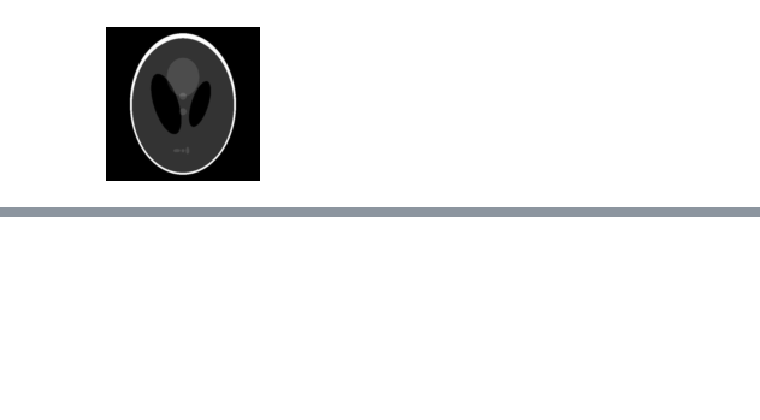
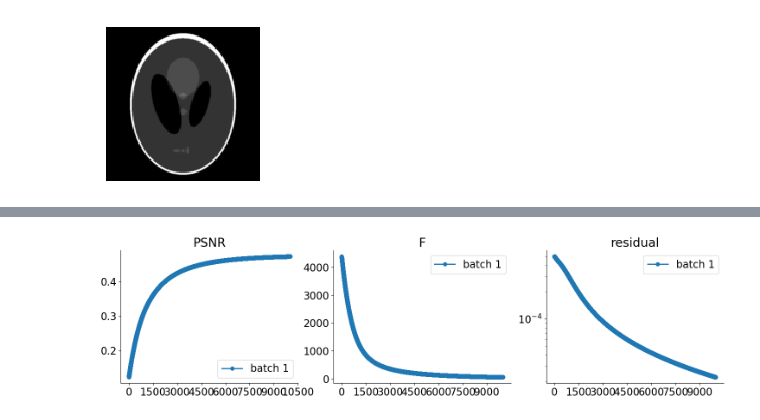
Before and after one commit to zhiyhucode/deepinv, a Jupyter notebook: experimental/notebooks/demo_phase_retrieval.ipynb, the cells around one changed output, grey strips where cells are left out. Saved outputs shown, nothing was run; the diff lists cells and outputs as text; code cells hidden in the pictures; blank space fills up the shorter version.

```diff
--- a/experimental/notebooks/demo_phase_retrieval.ipynb
+++ b/experimental/notebooks/demo_phase_retrieval.ipynb
@@ -49,3 +71,12 @@ x_est = spectral_methods(y, physics, n_iter=1000)
+# %%
+def compute_lipschitz_constant(x_est, y, physics, mode='intensity'):
+    # compute maximum eigenvalue of marchenko
+    lambda_max = (1+np.sqrt(physics.oversampling_ratio))**2
+    if mode == 'intensity':
+        diag_max = (2*physics(x_est)-y).abs().max()
+    elif mode == 'amplitude':
+        diag_max = (1 - 0.5 * torch.sqrt(y) / torch.sqrt(physics(x_est))).abs().max()
+    return 2 * lambda_max * diag_max
 # %%
 # Compare ground truth and reconstucted signal
 x_est = correct_global_phase(x_est, x)
@@ -56,0 +88,5 @@ reconstruction accuracy: 0.7633
+# %%
+def spectral_methods_wrapper(y, physics, **kwargs):
+    x = spectral_methods(y, physics, n_iter=5000, **kwargs)
+    z = spectral_methods(y, physics, n_iter=5000, **kwargs)
+    return {"est": (x, z)}
@@ -56,0 +105,21 @@ reconstruction accuracy: 0.7633
+# %%
+from deepinv.optim.optimizers import optim_builder
+from deepinv.utils.plotting import plot_curves
+
+
+model = optim_builder(
+    iteration="PGD",
+    prior=prior,
+    data_fidelity=data_fidelity,
+    early_stop=early_stop,
+    max_iter=max_iter,
+    verbose=verbose,
+    params_algo=params_algo,
+    custom_init=spectral_methods_wrapper,
+)
+
+# Run the algorithm
+x_gd_est, metrics = model(y, physics, x_gt=x, compute_metrics=True)
+plot_curves(metrics, show=True)
+# %% [output]
+[figure, added]
```
Also changed, not shown: parts of 9 cells of this notebook, 2 other files.
